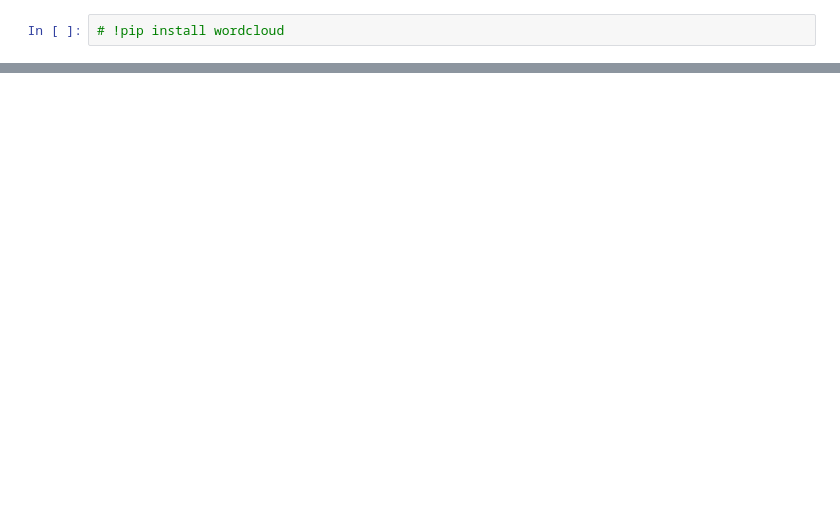
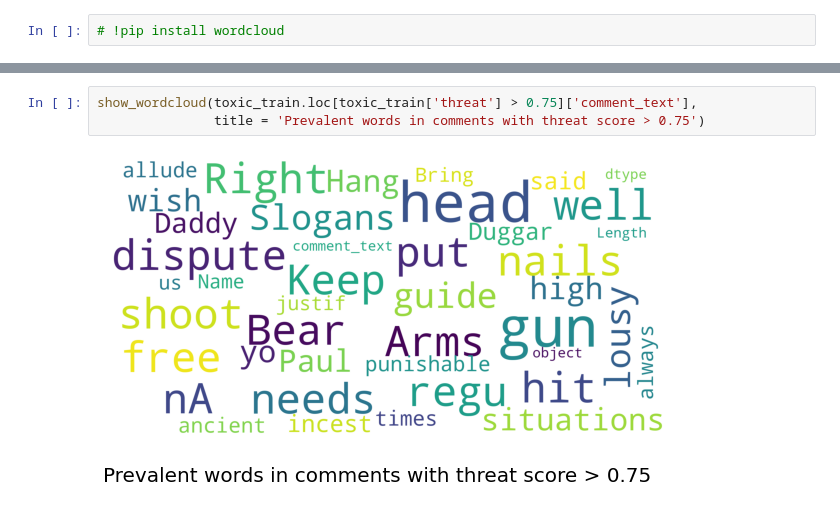
Before and after one commit to dvh549/Text_Mining, a Jupyter notebook: Toxic Comments.ipynb, the cells around one changed output, grey strips where cells are left out. Drawn from its saved outputs; the diff is of its cells as text; blank space fills up the shorter version.

```diff
--- a/Toxic Comments.ipynb
+++ b/Toxic Comments.ipynb
@@ -256,0 +282,5 @@ from nltk.tokenize import word_tokenize
+# %%
+show_wordcloud(toxic_train.loc[toxic_train['threat'] > 0.75]['comment_text'],
+               title = 'Prevalent words in comments with threat score > 0.75')
+# %% [output]
+[figure, added]
```
Also changed, not shown: parts of 8 cells of this notebook.
